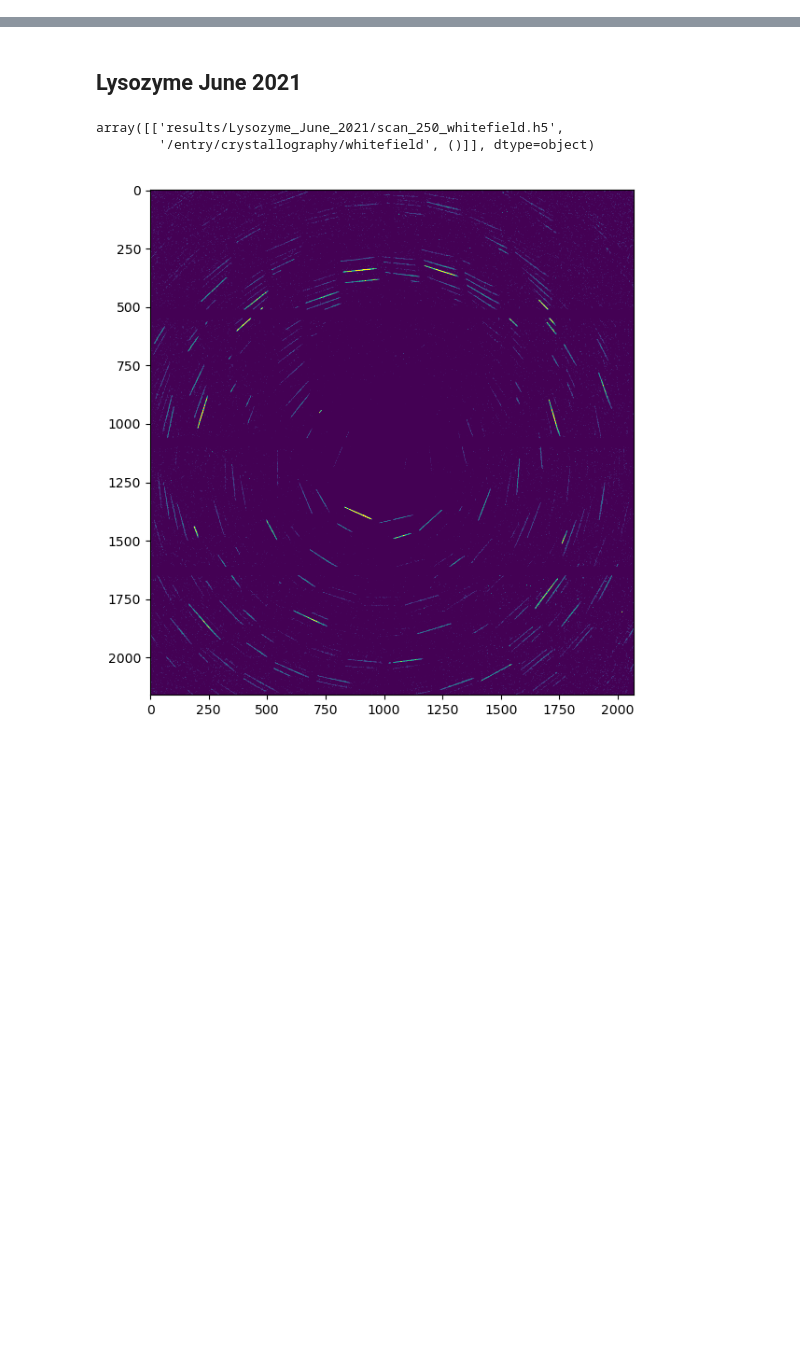
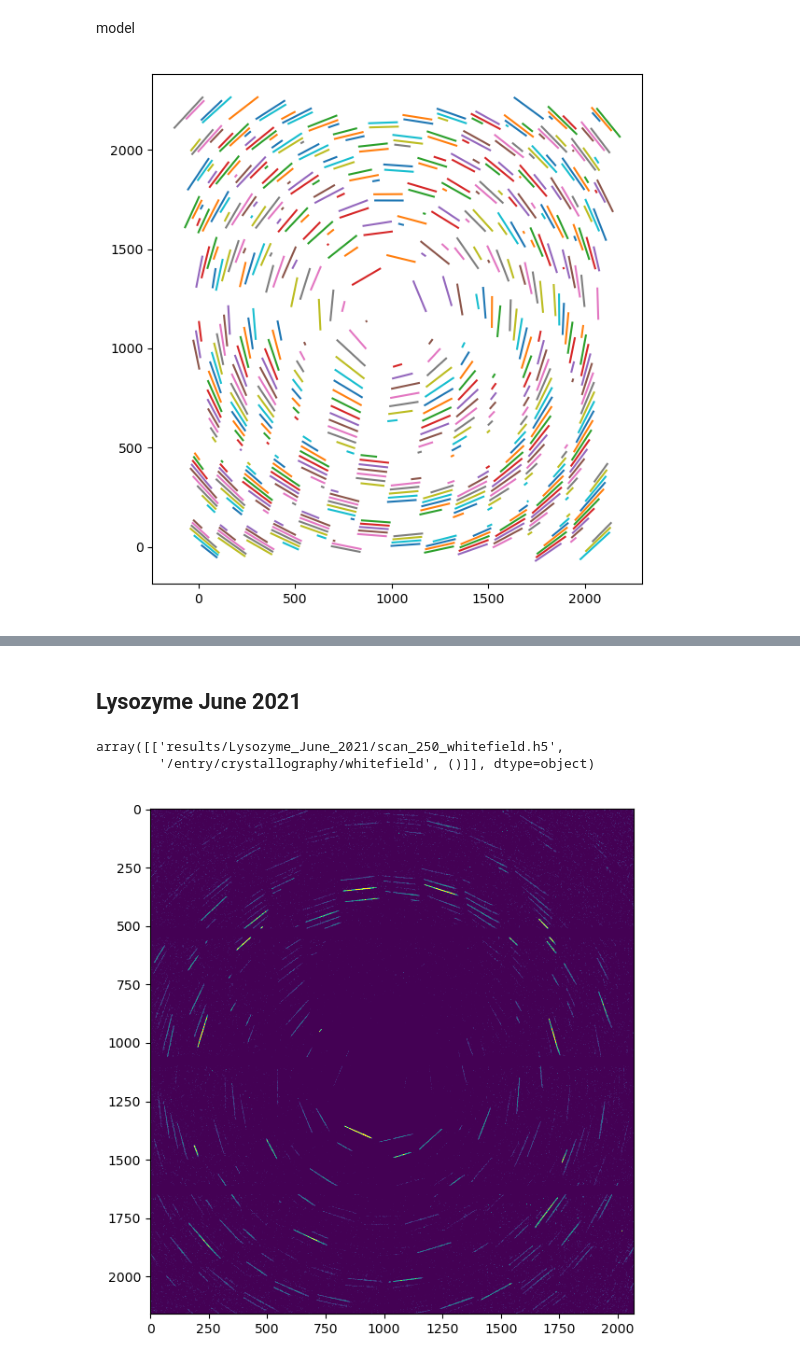
Before and after one commit to simply-nicky/cbclib, a Jupyter notebook: dev.ipynb, the cells around one changed output, grey strips where cells are left out. Drawn from its saved outputs; the diff is of its cells as text; code cells hidden in the pictures; blank space fills up the shorter version.

```diff
--- a/dev.ipynb
+++ b/dev.ipynb
@@ -61,0 +115,3 @@ np.isclose(np.sort(kin, axis=1), np.sort(kin2, axis=1))
+# %%
+model = model_factory_jax(samples_path, setup_path, crop, frames)(basis)
+streaks = model.generate_streaks(hkl, hidxs, bidxs)
@@ -61,0 +133,7 @@ np.isclose(np.sort(kin, axis=1), np.sort(kin2, axis=1))
+# %%
+lines = streaks.to_lines(1.0)[np.arange(50, 550, 100), :4]
+lines = lines.reshape(lines.shape[0], 2, 2)
+ctr = np.mean(lines, axis=-2)
+diff = lines[:, 1] - lines[:, 0]
+theta = np.arctan2(diff[:, 1], diff[:, 0])
+x, y = np.meshgrid(np.arange(model.shape[1]), np.arange(model.shape[0]))
@@ -68,0 +201,11 @@ np.sum(vec[..., None] * grad, axis=(0, 1, 2))
+# %% [markdown]
+model
+# %%
+%matplotlib widget
+fig, ax = plt.subplots(figsize=(6, 6))
+for line in streaks.streaks[1].to_lines(3.0):
+    ax.plot(line[:4:2], line[1:4:2])
+fig.tight_layout()
+plt.show()
+# %% [output]
+[figure, added]
```
Also changed, not shown: parts of 17 cells of this notebook, 54 other files.
